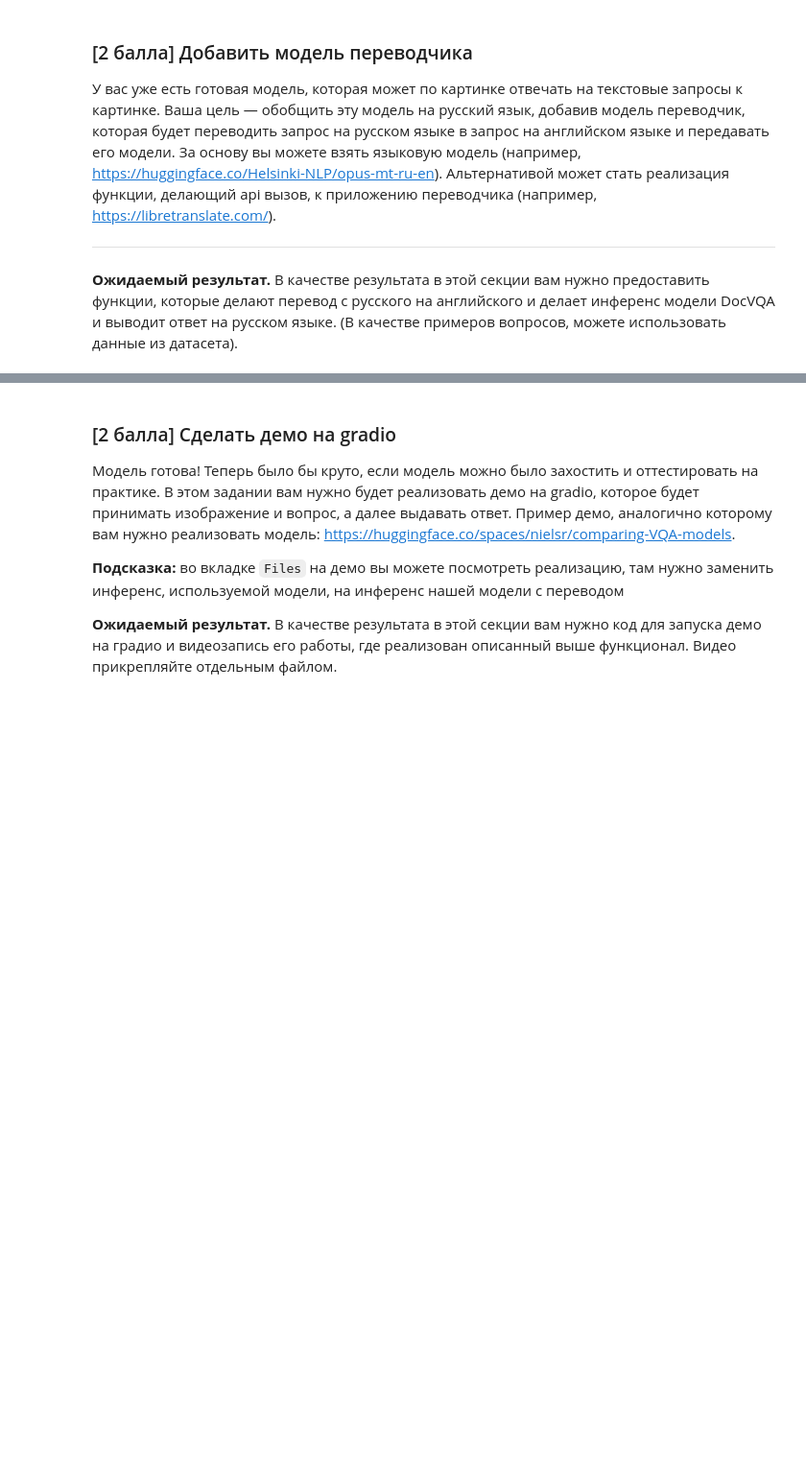
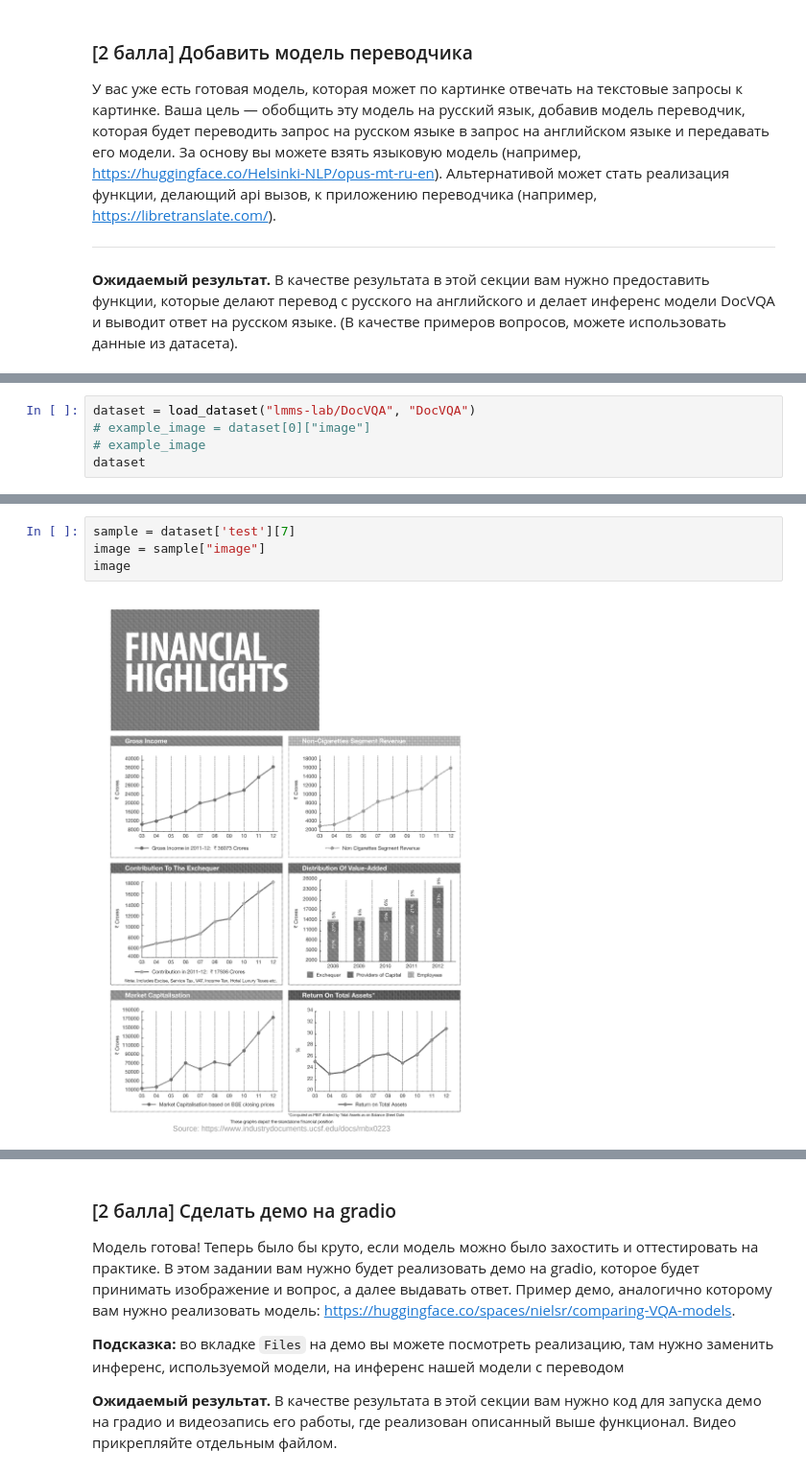
Before and after one commit to outlier-xxi/mipt-ml-modern, a Jupyter notebook: homework/hw03/hw03p2.ipynb, the cells around one changed output, grey strips where cells are left out. Shown at 96% size. Drawn from its saved outputs; the diff is of its cells as text; blank space fills up the shorter version.

```diff
--- a/homework/hw03/hw03p2.ipynb
+++ b/homework/hw03/hw03p2.ipynb
@@ -154,0 +156,5 @@ IndexError: Invalid key: 3 is out of bounds for size 3
+# %%
+dataset = load_dataset("lmms-lab/DocVQA", "DocVQA")
+# example_image = dataset[0]["image"]
+# example_image
+dataset
@@ -154,0 +172,6 @@ IndexError: Invalid key: 3 is out of bounds for size 3
+# %%
+sample = dataset['test'][7]
+image = sample["image"]
+image
+# %% [output]
+[figure, added]
```
Also changed, not shown: parts of 9 cells of this notebook.
